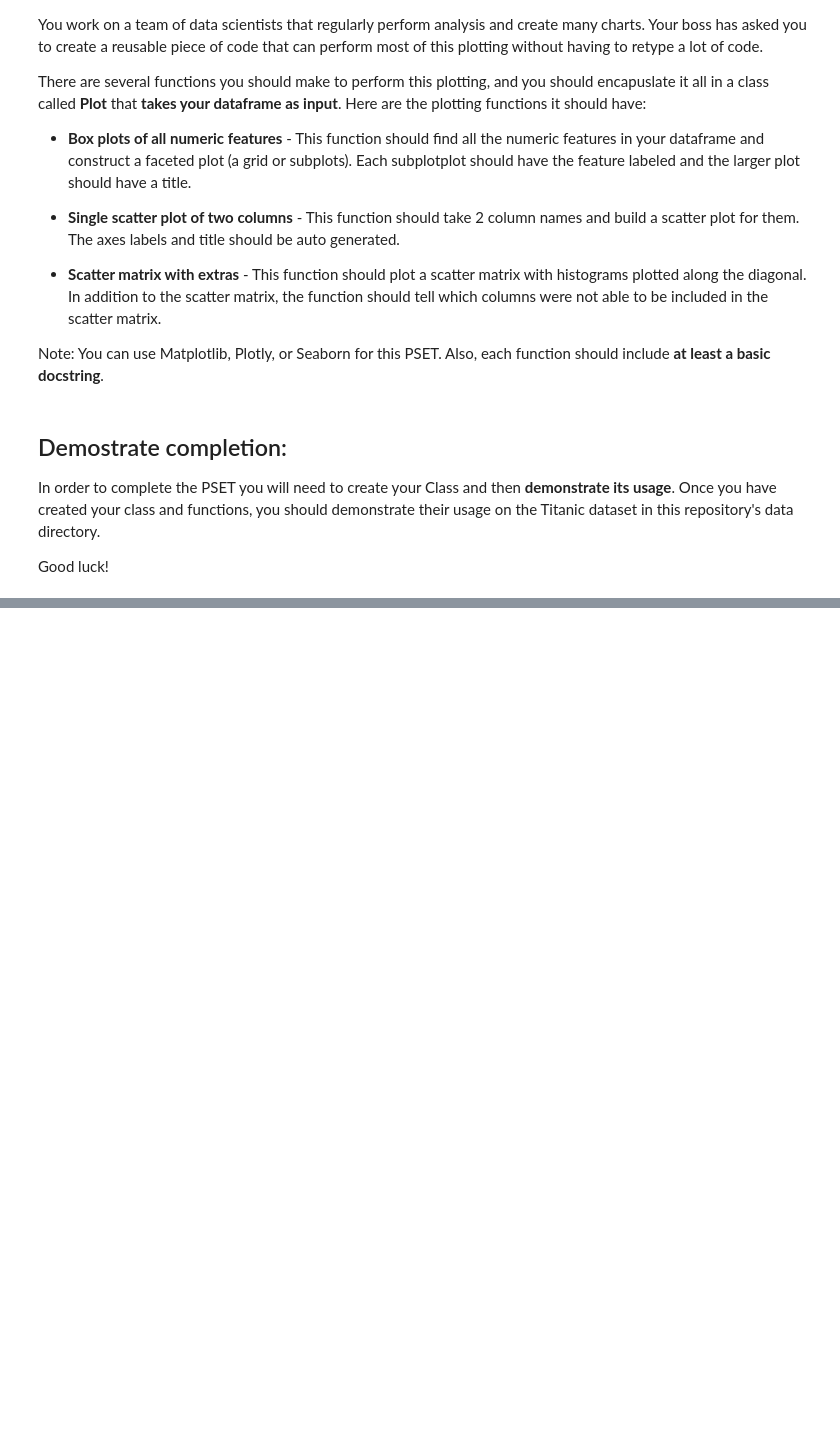
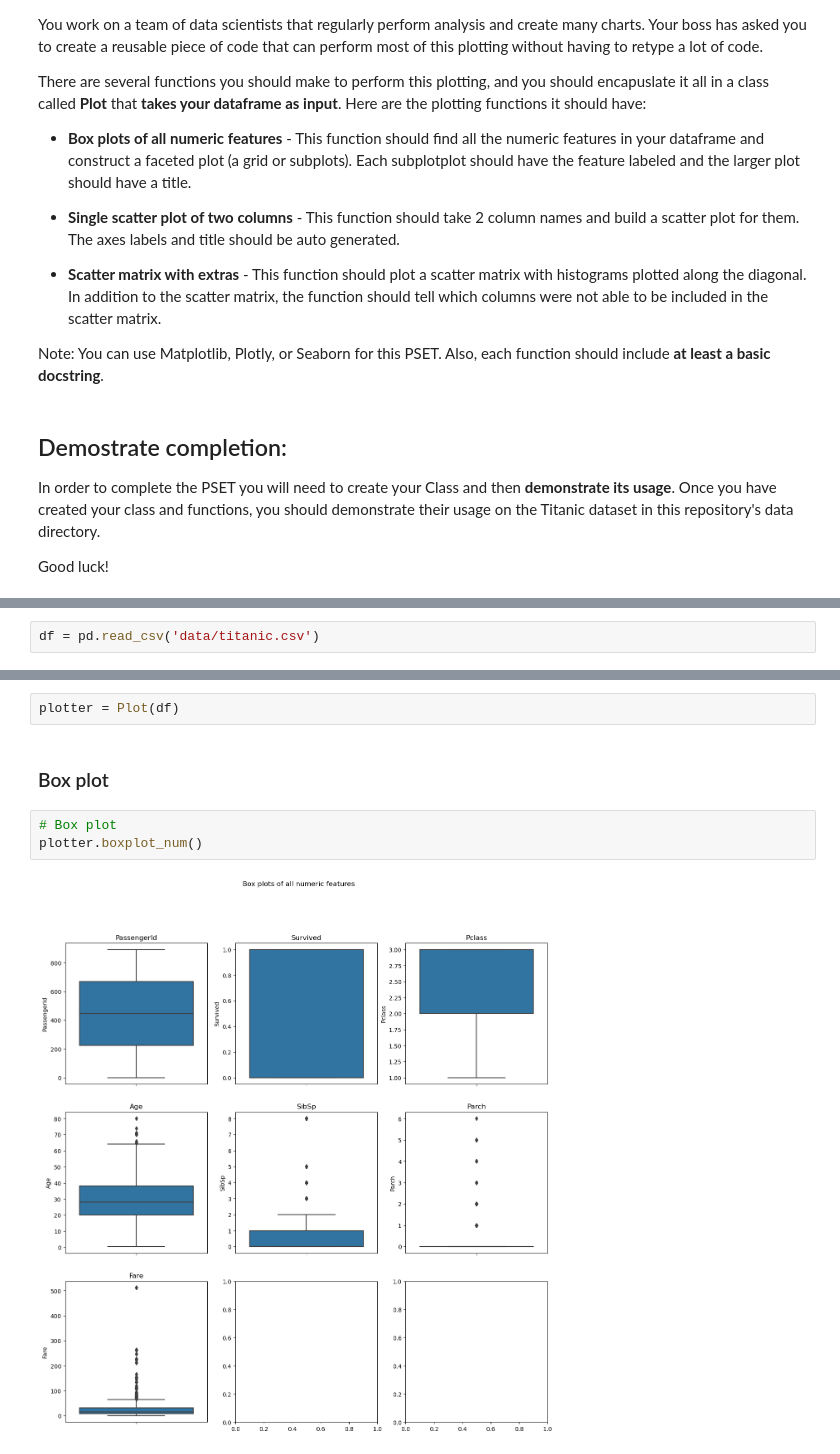
Before and after one commit to yesuiii/intermediate-python-fall-2024, a Jupyter notebook: Problem Sets/pset1.ipynb, the cells around one changed output, grey strips where cells are left out. Saved outputs shown, nothing was run; the diff lists cells and outputs as text; blank space fills up the shorter version.

```diff
--- a/Problem Sets/pset1.ipynb
+++ b/Problem Sets/pset1.ipynb
@@ -43,0 +88,2 @@ class :
+# %%
+df = pd.read_csv('data/titanic.csv')
@@ -43,0 +99,9 @@ class :
+# %%
+plotter = Plot(df)
+# %% [markdown]
+### Box plot
+# %%
+# Box plot
+plotter.boxplot_num()
+# %% [output]
+[figure, added]
```
Also changed, not shown: parts of 9 cells of this notebook, 9 other files.
